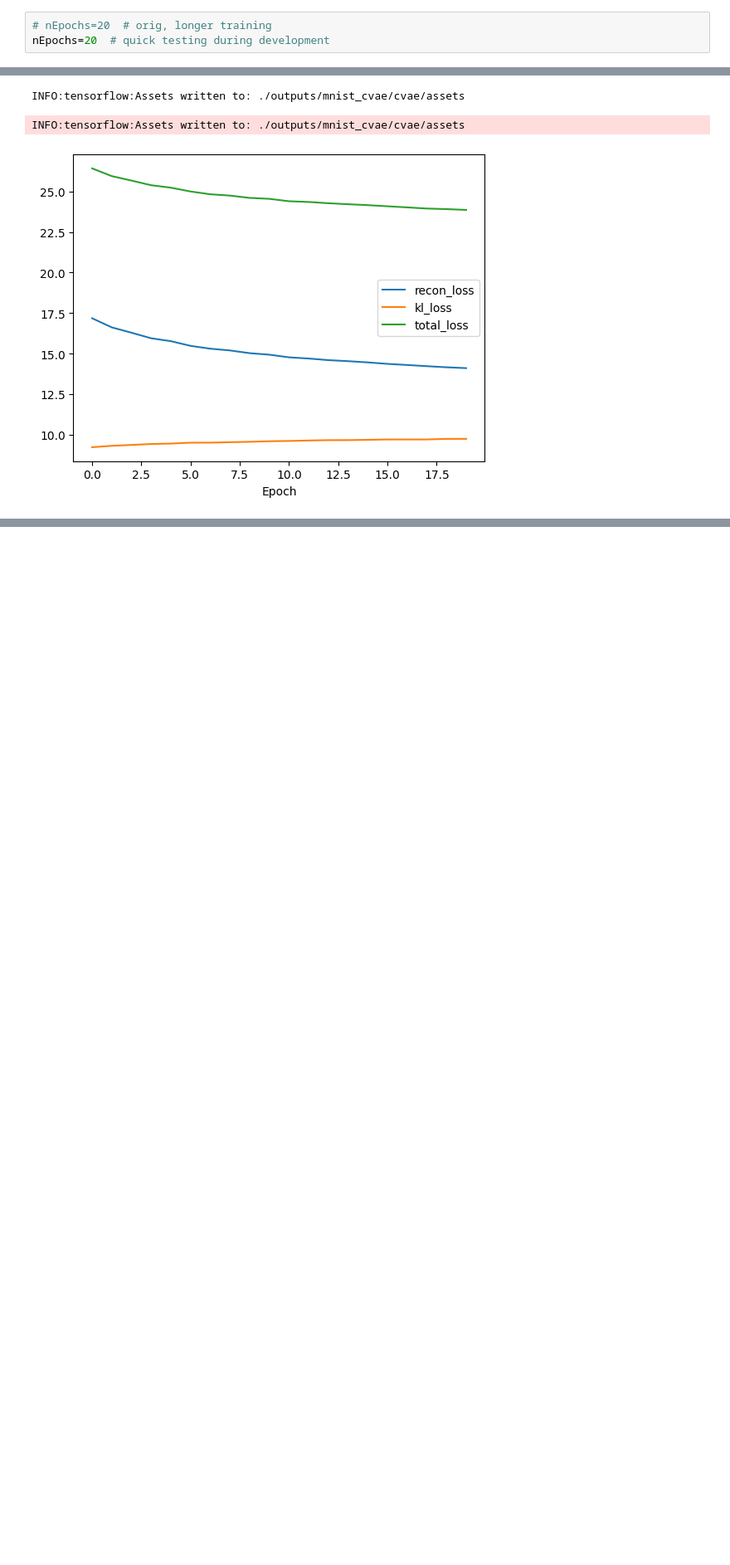
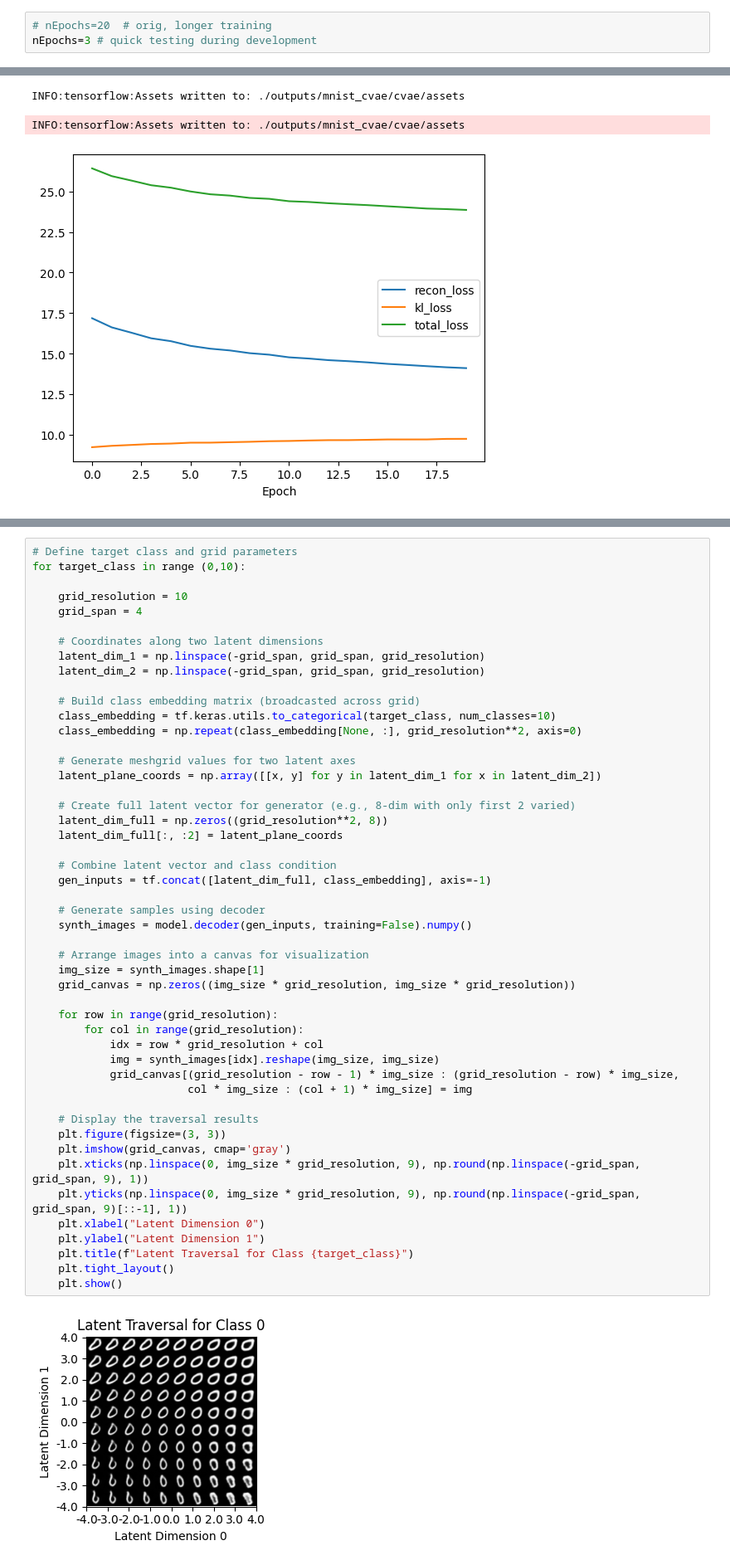
Before and after one commit to UTSW-Software-Engineering-Course-2025/Module2_Yuyan, a Jupyter notebook: 04_ExerciseCodeAndInstructions/vaegan/train_cvae_mnist.ipynb, the cells around one changed output, grey strips where cells are left out. Shown at 83% size. Cells and saved outputs as stored; diff of their text form; blank space fills up the shorter version.

```diff
--- a/04_ExerciseCodeAndInstructions/vaegan/train_cvae_mnist.ipynb
+++ b/04_ExerciseCodeAndInstructions/vaegan/train_cvae_mnist.ipynb
@@ -10,7 +10,7 @@ A directory called 'output' will be created to save figures and the trained
 model.
 # %%
 # nEpochs=20  # orig, longer training
-nEpochs=20  # quick testing during development
+nEpochs=3 # quick testing during development
 # %% [markdown]
 ## 1. Import 3rd party libraries
 # %%
@@ -334,0 +324,51 @@ INFO:tensorflow:Assets written to: ./outputs/mnist_cvae/cvae/assets
+# %%
+# Define target class and grid parameters
+for target_class in range (0,10):
+
+    grid_resolution = 10
+    grid_span = 4
+
+    # Coordinates along two latent dimensions
+    latent_dim_1 = np.linspace(-grid_span, grid_span, grid_resolution)
+    latent_dim_2 = np.linspace(-grid_span, grid_span, grid_resolution)
+
+    # Build class embedding matrix (broadcasted across grid)
+    class_embedding = tf.keras.utils.to_categorical(target_class, num_classes=10)
+    class_embedding = np.repeat(class_embedding[None, :], grid_resolution**2, axis=0)
+
+    # Generate meshgrid values for two latent axes
+    latent_plane_coords = np.array([[x, y] for y in latent_dim_1 for x in latent_dim_2])
+
+    # Create full latent vector for generator (e.g., 8-dim with only first 2 varied)
+    latent_dim_full = np.zeros((grid_resolution**2, 8))
+    latent_dim_full[:, :2] = latent_plane_coords
+
+    # Combine latent vector and class condition
+    gen_inputs = tf.concat([latent_dim_full, class_embedding], axis=-1)
+
+    # Generate samples using decoder
+    synth_images = model.decoder(gen_inputs, training=False).numpy()
+
+    # Arrange images into a canvas for visualization
+    img_size = synth_images.shape[1]
+    grid_canvas = np.zeros((img_size * grid_resolution, img_size * grid_resolution))
+
+    for row in range(grid_resolution):
+        for col in range(grid_resolution):
+            idx = row * grid_resolution + col
+            img = synth_images[idx].reshape(img_size, img_size)
+            grid_canvas[(grid_resolution - row - 1) * img_size : (grid_resolution - row) * img_size,
+                        col * img_size : (col + 1) * img_size] = img
+
+    # Display the traversal results
+    plt.figure(figsize=(3, 3))
+    plt.imshow(grid_canvas, cmap='gray')
+    plt.xticks(np.linspace(0, img_size * grid_resolution, 9), np.round(np.linspace(-grid_span, grid_span, 9), 1))
+    plt.yticks(np.linspace(0, img_size * grid_resolution, 9), np.round(np.linspace(-grid_span, grid_span, 9)[::-1], 1))
+    plt.xlabel("Latent Dimension 0")
+    plt.ylabel("Latent Dimension 1")
+    plt.title(f"Latent Traversal for Class {target_class}")
+    plt.tight_layout()
+    plt.show()
+# %% [output]
+[figure, added]
```
Also changed, not shown: parts of 6 cells of this notebook, 2 other files.
